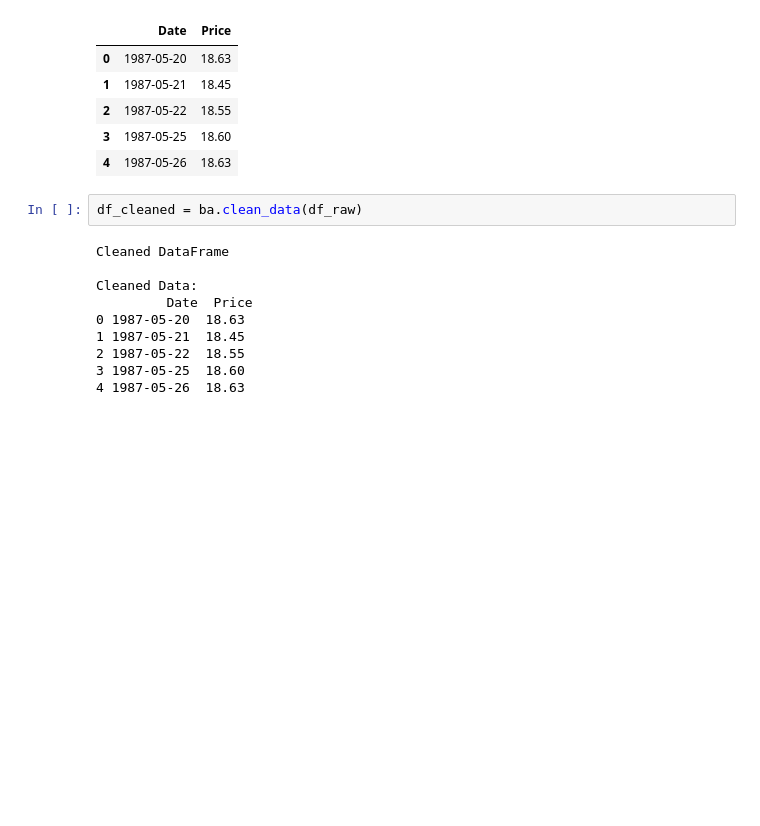
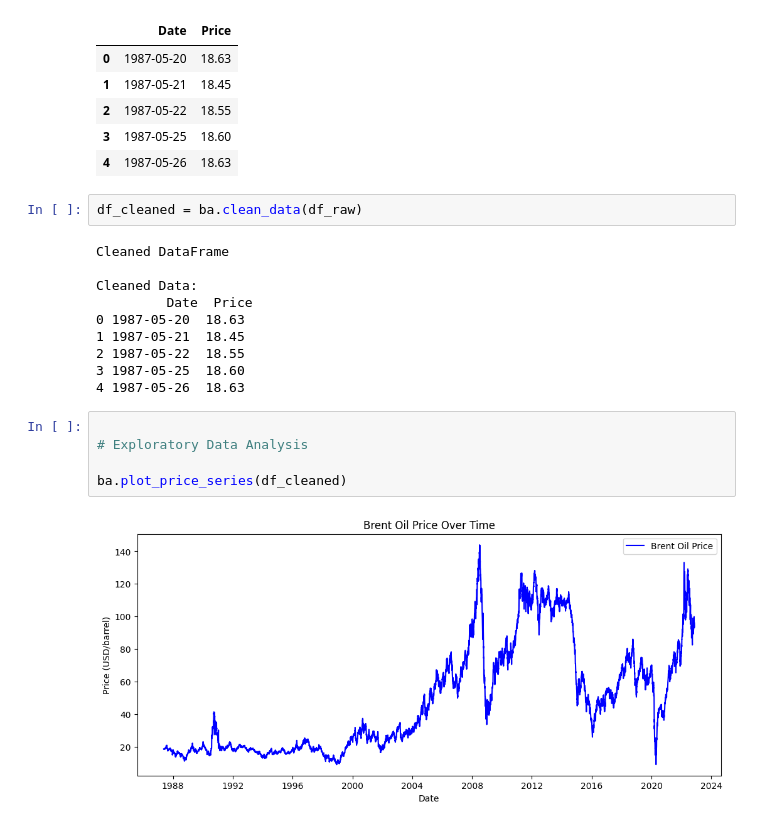
Before and after one commit to Nahom-ketsela/kaim-week-10, a Jupyter notebook: notebooks/Brent_Analysis_Notebook.ipynb, the cells around one changed output. Saved outputs shown, nothing was run; the diff lists cells and outputs as text; blank space fills up the shorter version.

Commit message:
Exploratory Data Analysis done.

```diff
--- a/notebooks/Brent_Analysis_Notebook.ipynb
+++ b/notebooks/Brent_Analysis_Notebook.ipynb
@@ -34,3 +34,10 @@ Cleaned Data:
 2 1987-05-22  18.55
 3 1987-05-25  18.60
 4 1987-05-26  18.63
+# %%
+
+# Exploratory Data Analysis
+
+ba.plot_price_series(df_cleaned)
+# %% [output]
+[figure, added]
```
Also changed, not shown: parts of 1 cell of this notebook.
